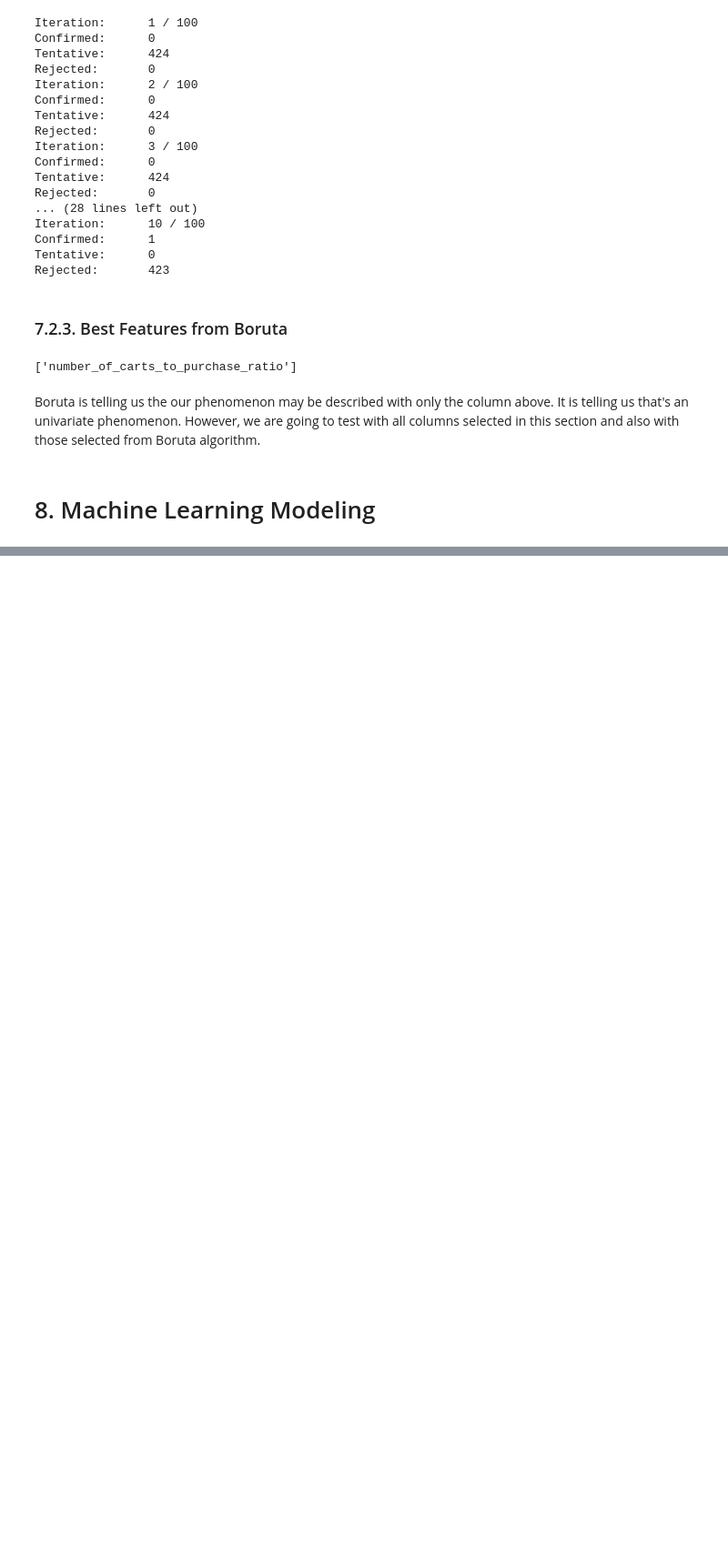
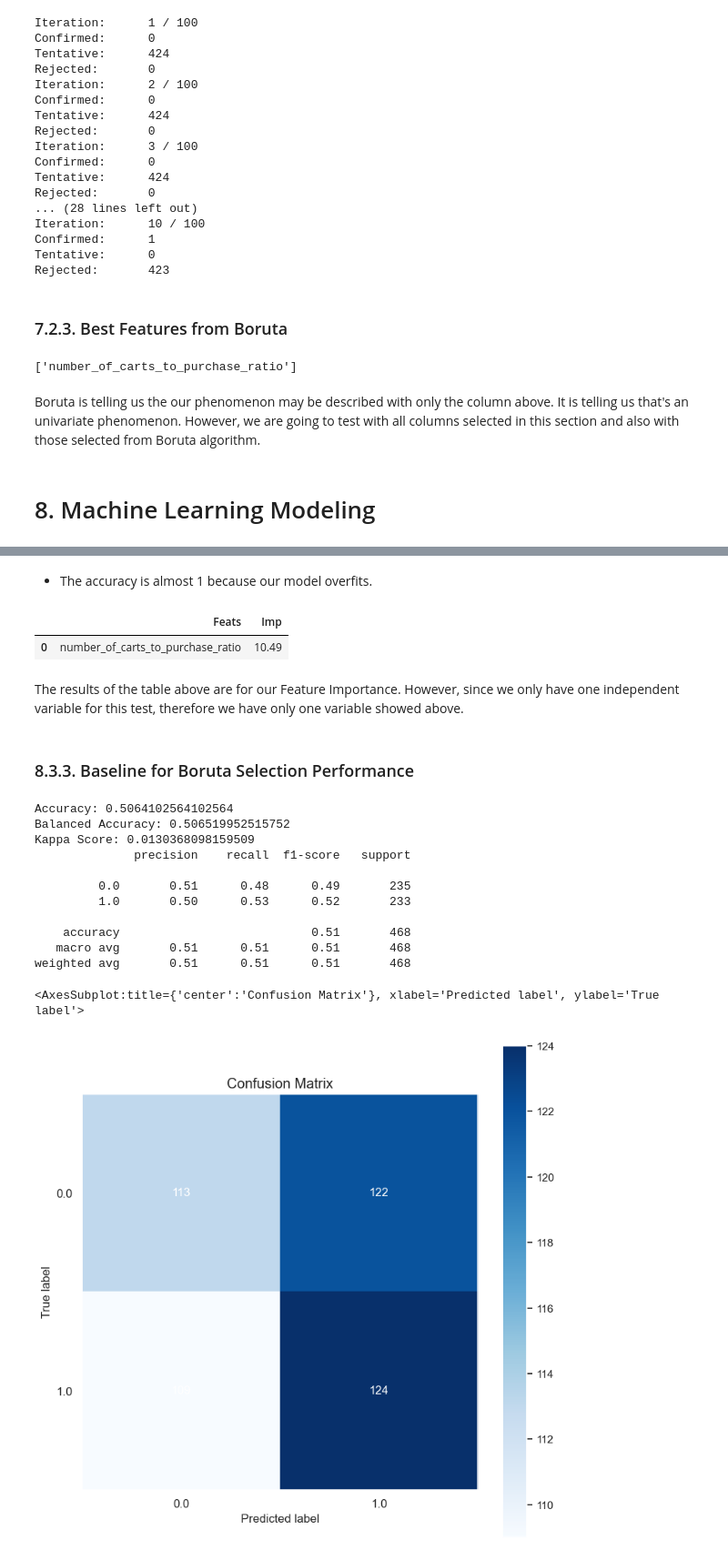
Before and after one commit to lucasquemelli/customer_propensity_purchase, a Jupyter notebook: customer_propensity_purchase.ipynb, the cells around one changed output, grey strips where cells are left out. Shown at 91% size. Drawn from its saved outputs; the diff is of its cells as text; code cells hidden in the pictures; blank space fills up the shorter version.

```diff
--- a/customer_propensity_purchase.ipynb
+++ b/customer_propensity_purchase.ipynb
@@ -2680,3 +2698,9 @@ cols_selected_boruta
 Boruta is telling us the our phenomenon may be described with only the column above. It is telling us that's an univariate phenomenon. However, we are going to test with all columns selected in this section and also with those selected from Boruta algorithm.
 # %% [markdown]
 # 8. Machine Learning Modeling
+# %%
+# Boruta Selection
+df81 = df7[cols_selected_boruta_full].copy()
+
+# Manual Selection
+df82 = df7.copy()
@@ -2682,0 +2772,6 @@ Boruta is telling us the our phenomenon may be described with only the column ab
+# %%
+X = df81.drop('target', axis=1)
+y = df81['target'].copy()
+# %%
+# Split dataset into training and test
+X_train, X_test, y_train, y_test = ms.train_test_split(X, y, test_size=0.2, random_state=32)
@@ -2682,0 +2787,15 @@ Boruta is telling us the our phenomenon may be described with only the column ab
+# %%
+# population is the response variable - it is in the alphabetic order for the classes
+target_list = df81['target'].drop_duplicates().sort_values().tolist()
+
+# number of samples generated randomly is the number of predictions we want = y_test.shape[0]
+k_num = y_test.shape[0]
+
+# number of classes - it is in the alphabetic order fot the classes
+target_weights = df81['target'].value_counts( normalize=True ).sort_index().tolist()
+
+# predictions
+yhat_random = random.choices( population=target_list,
+                              weights=target_weights,
+                              k=k_num )
+len(yhat_random)
@@ -2682,0 +2865,43 @@ Boruta is telling us the our phenomenon may be described with only the column ab
+# %% [markdown]
+- The accuracy is almost 1 because our model overfits.
+# %%
+pd.DataFrame(zip(x_train.columns,logreg.coef_[0]), columns=['Feats','Imp']).sort_values(by='Imp',ascending=False)
+# %% [output]
+|  | Feats | Imp |
+| 0 | number_of_carts_to_purchase_ratio | 10.49 |
+# %% [markdown]
+The results of the table above are for our Feature Importance. However, since we only have one independent variable for this test, therefore we have only one variable showed above.
+# %% [markdown]
+### 8.3.3. Baseline for Boruta Selection Performance
+# %%
+# Accuracy
+acc_random = m.accuracy_score(y_test, yhat_random)
+print('Accuracy: {}'.format(acc_random))
+
+# Balanced Accuray
+balanced_acc_random = m.balanced_accuracy_score(y_test, yhat_random)
+print('Balanced Accuracy: {}'.format(balanced_acc_random))
+
+# Kappa Metrics
+kappa_random = m.cohen_kappa_score(y_test, yhat_random)
+print('Kappa Score: {}'.format(kappa_random))
+
+# Classification report
+print(m.classification_report(y_test, yhat_random))
+
+# Confusion Matrix
+mt.plot_confusion_matrix(y_test, yhat_random, normalize=False, figsize=(9,9))
+# %% [output]
+Accuracy: 0.5064102564102564
+Balanced Accuracy: 0.506519952515752
+Kappa Score: 0.0130368098159509
+              precision    recall  f1-score   support
+
+         0.0       0.51      0.48      0.49       235
+         1.0       0.50      0.53      0.52       233
+
+    accuracy                           0.51       468
+   macro avg       0.51      0.51      0.51       468
+weighted avg       0.51      0.51      0.51       468
+<AxesSubplot:title={'center':'Confusion Matrix'}, xlabel='Predicted label', ylabel='True label'>
+[figure, added]
```
Also changed, not shown: parts of 80 cells of this notebook.
